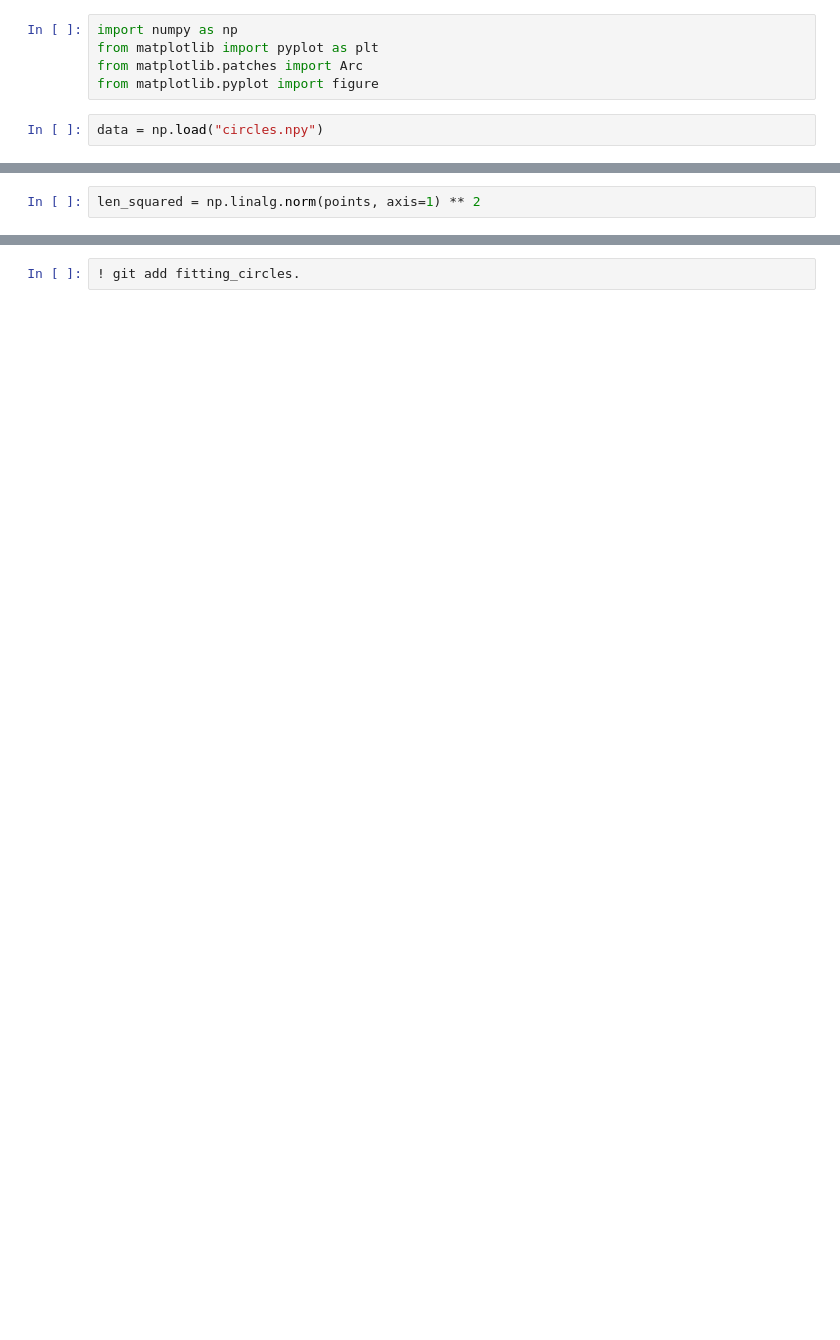
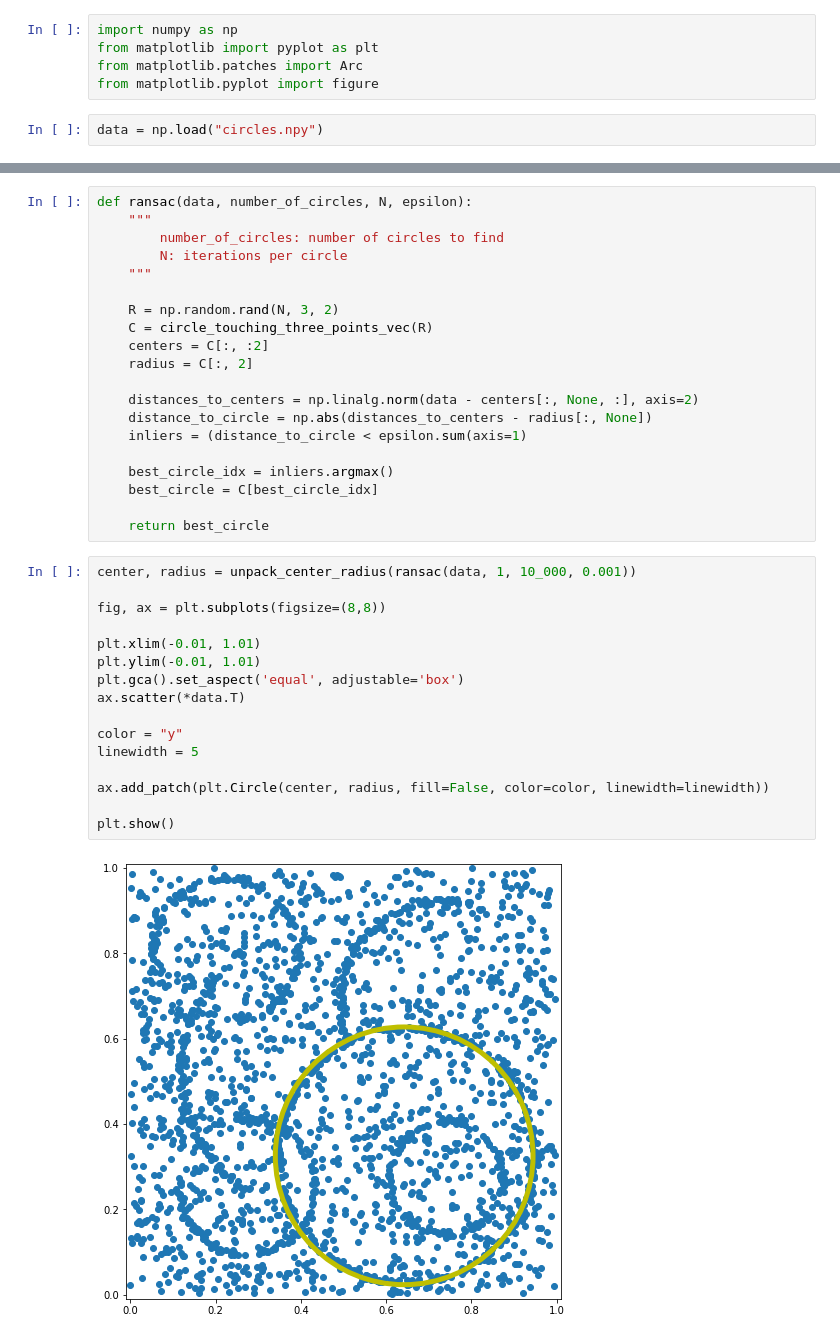
Before and after one commit to J-Gann/FML, a Jupyter notebook: ex07/fitting_circles.ipynb, the cells around one changed output, grey strips where cells are left out. Drawn from its saved outputs; the diff is of its cells as text; blank space fills up the shorter version.

```diff
--- a/ex07/fitting_circles.ipynb
+++ b/ex07/fitting_circles.ipynb
@@ -43,5 +44,3 @@ points
-# %%
-len_squared = np.linalg.norm(points, axis=1) ** 2
 # %%
 def find_circle_touching_three_points(points):
     """This adapts the formular outlined here: https://en.wikipedia.org/wiki/Circumscribed_circle#Cartesian_coordinates
@@ -75,2 +107,38 @@ plt.show()
-# %%
-! git add fitting_circles.
+# %%
+def ransac(data, number_of_circles, N, epsilon):
+    """
+        number_of_circles: number of circles to find
+        N: iterations per circle
+    """
+
+    R = np.random.rand(N, 3, 2)
+    C = circle_touching_three_points_vec(R)
+    centers = C[:, :2]
+    radius = C[:, 2]
+
+    distances_to_centers = np.linalg.norm(data - centers[:, None, :], axis=2)
+    distance_to_circle = np.abs(distances_to_centers - radius[:, None])
+    inliers = (distance_to_circle < epsilon.sum(axis=1)
+
+    best_circle_idx = inliers.argmax()
+    best_circle = C[best_circle_idx]
+
+    return best_circle
+# %%
+center, radius = unpack_center_radius(ransac(data, 1, 10_000, 0.001))
+
+fig, ax = plt.subplots(figsize=(8,8))
+
+plt.xlim(-0.01, 1.01)
+plt.ylim(-0.01, 1.01)
+plt.gca().set_aspect('equal', adjustable='box')
+ax.scatter(*data.T)
+
+color = "y"
+linewidth = 5
+
+ax.add_patch(plt.Circle(center, radius, fill=False, color=color, linewidth=linewidth))
+
+plt.show()
+# %% [output]
+[figure, added]
```
Also changed, not shown: parts of 10 cells of this notebook.
